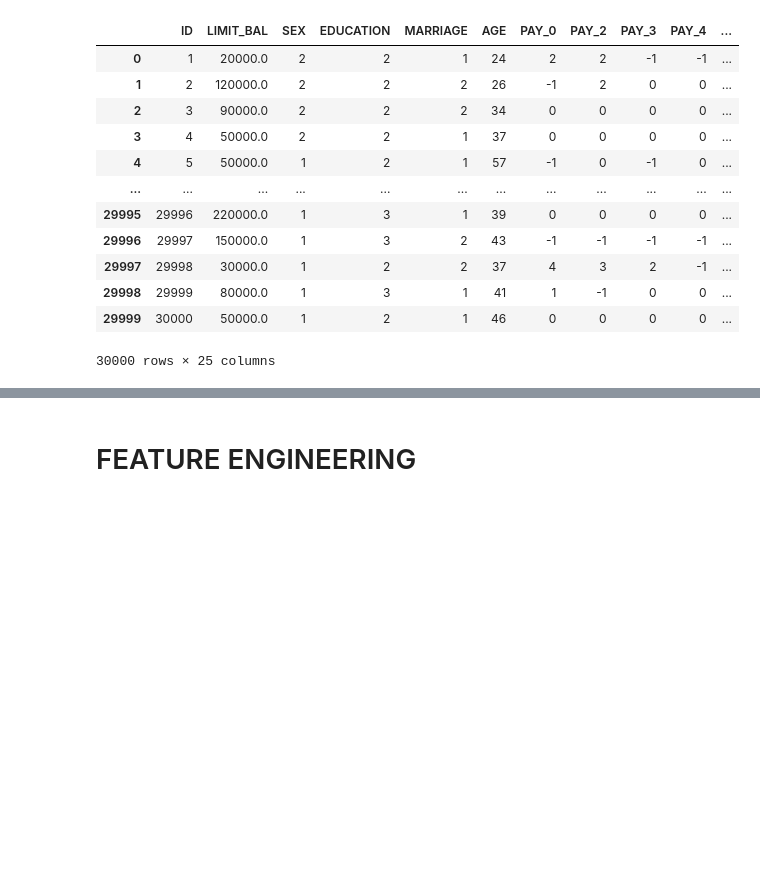
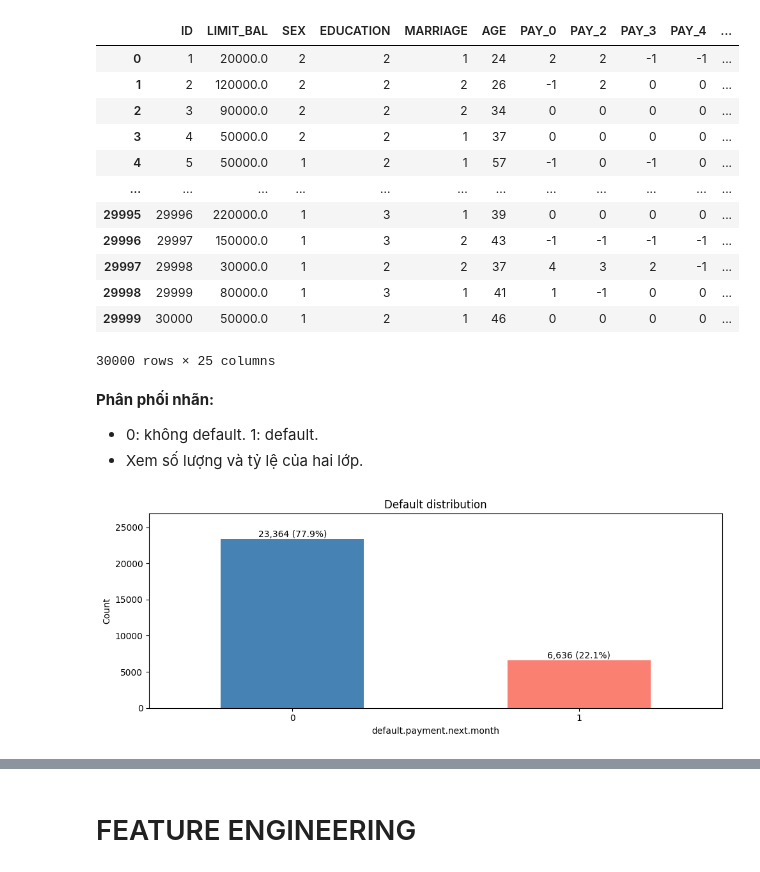
Before and after one commit to baokhanh1410/statistic, a Jupyter notebook: notebook.ipynb, the cells around one changed output, grey strips where cells are left out. Cells and saved outputs as stored; diff of their text form; code cells hidden in the pictures; blank space fills up the shorter version.

```diff
--- a/notebook.ipynb
+++ b/notebook.ipynb
@@ -78,3 +78,26 @@ df_raw
 | 29998 | 29999 | 80000.0 | 1 | 3 | 1 | 41 | 1 | -1 | 0 | 0 | ... |
 | 29999 | 30000 | 50000.0 | 1 | 2 | 1 | 46 | 0 | 0 | 0 | 0 | ... |
 30000 rows × 25 columns
+# %%
+# Matplotlib
+import matplotlib.pyplot as plt
+
+plt.rcParams['figure.figsize'] = (10, 4)
+# %% [markdown]
+**Phân phối nhãn:**
++ 0: không default. 1: default.
++ Xem số lượng và tỷ lệ của hai lớp.
+# %%
+target_count = df_raw[TARGET].value_counts().sort_index()
+target_rate = target_count / len(df_raw) * 100
+
+fig, ax = plt.subplots()
+target_count.plot.bar(ax=ax, rot=0, color=['steelblue', 'salmon'])
+for i, count in enumerate(target_count):
+    ax.text(i, count, f'{count:,} ({target_rate.iloc[i]:.1f}%)', ha='center', va='bottom')
+ax.set(xlabel=TARGET, ylabel='Count', title='Default distribution')
+ax.set_ylim(0, target_count.max() * 1.15)
+plt.tight_layout()
+plt.show()
+# %% [output]
+[figure, added]
```
Also changed, not shown: parts of 36 cells of this notebook.
